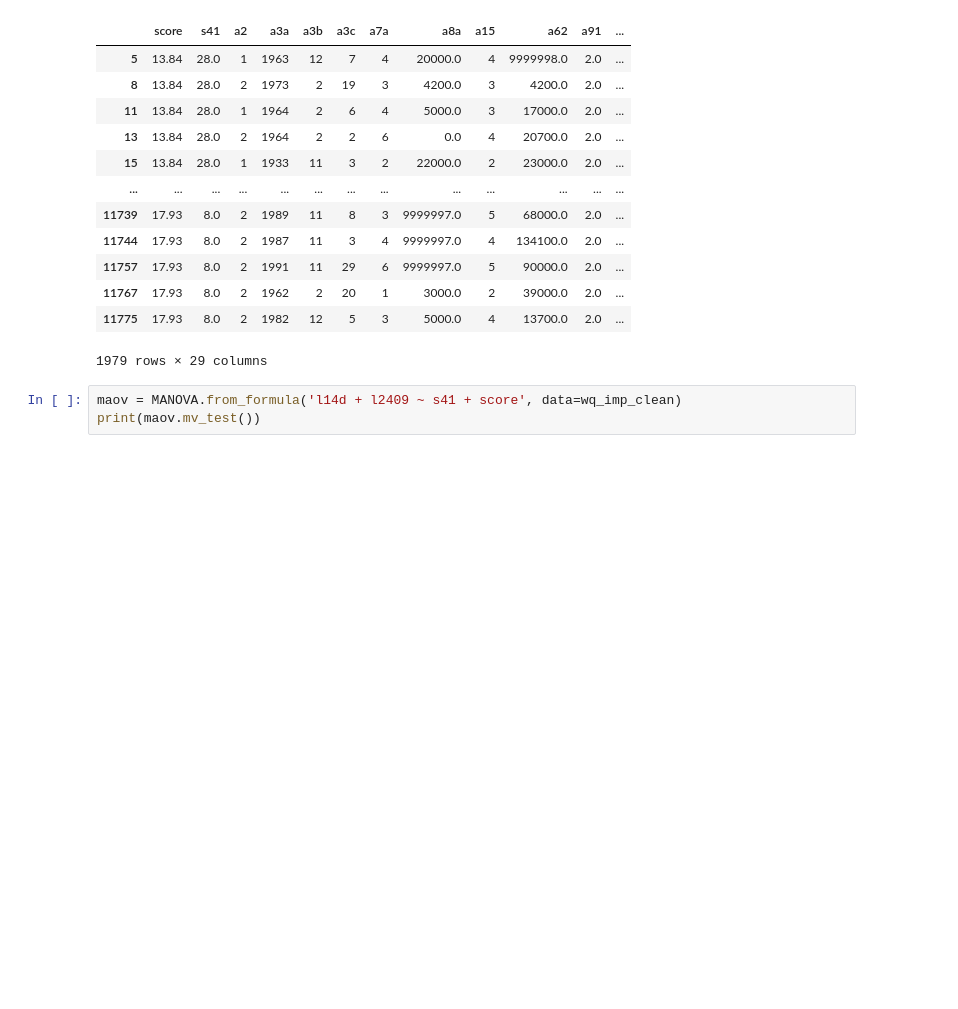
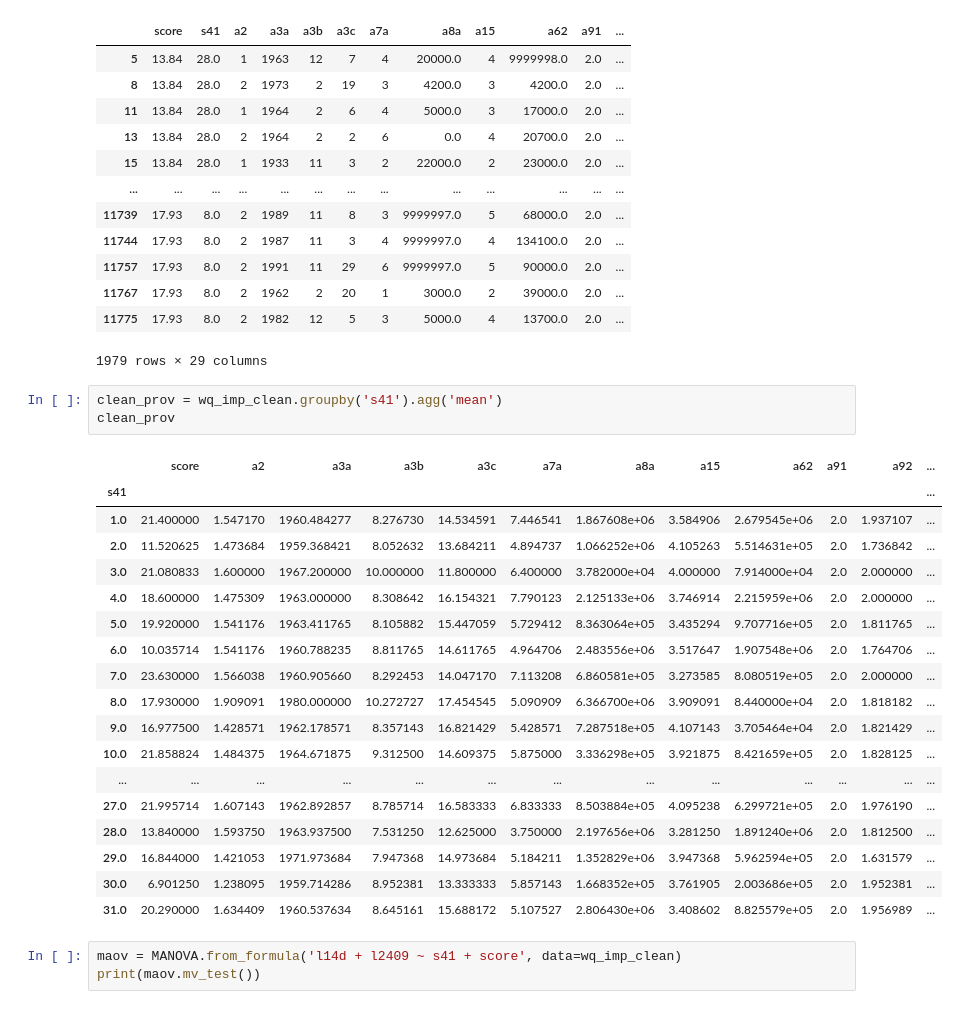
Before and after one commit to wrynearson/china-water, a Jupyter notebook: src/Thesis.ipynb, the cells around one changed output. Drawn from its saved outputs; the diff is of its cells as text; blank space fills up the shorter version.

```diff
--- a/src/Thesis.ipynb
+++ b/src/Thesis.ipynb
@@ -671,6 +674,28 @@ wq_imp_clean
 | 11767 | 17.93 | 8.0 | 2 | 1962 | 2 | 20 | 1 | 3000.0 | 2 | 39000.0 | 2.0 | ... |
 | 11775 | 17.93 | 8.0 | 2 | 1982 | 12 | 5 | 3 | 5000.0 | 4 | 13700.0 | 2.0 | ... |
 1979 rows × 29 columns
+# %%
+clean_prov = wq_imp_clean.groupby('s41').agg('mean')
+clean_prov
+# %% [output]
+|  | score | a2 | a3a | a3b | a3c | a7a | a8a | a15 | a62 | a91 | a92 | ... |
+| s41 |  |  |  |  |  |  |  |  |  |  |  | ... |
+| 1.0 | 21.400000 | 1.547170 | 1960.484277 | 8.276730 | 14.534591 | 7.446541 | 1.867608e+06 | 3.584906 | 2.679545e+06 | 2.0 | 1.937107 | ... |
+| 2.0 | 11.520625 | 1.473684 | 1959.368421 | 8.052632 | 13.684211 | 4.894737 | 1.066252e+06 | 4.105263 | 5.514631e+05 | 2.0 | 1.736842 | ... |
+| 3.0 | 21.080833 | 1.600000 | 1967.200000 | 10.000000 | 11.800000 | 6.400000 | 3.782000e+04 | 4.000000 | 7.914000e+04 | 2.0 | 2.000000 | ... |
+| 4.0 | 18.600000 | 1.475309 | 1963.000000 | 8.308642 | 16.154321 | 7.790123 | 2.125133e+06 | 3.746914 | 2.215959e+06 | 2.0 | 2.000000 | ... |
+| 5.0 | 19.920000 | 1.541176 | 1963.411765 | 8.105882 | 15.447059 | 5.729412 | 8.363064e+05 | 3.435294 | 9.707716e+05 | 2.0 | 1.811765 | ... |
+| 6.0 | 10.035714 | 1.541176 | 1960.788235 | 8.811765 | 14.611765 | 4.964706 | 2.483556e+06 | 3.517647 | 1.907548e+06 | 2.0 | 1.764706 | ... |
+| 7.0 | 23.630000 | 1.566038 | 1960.905660 | 8.292453 | 14.047170 | 7.113208 | 6.860581e+05 | 3.273585 | 8.080519e+05 | 2.0 | 2.000000 | ... |
+| 8.0 | 17.930000 | 1.909091 | 1980.000000 | 10.272727 | 17.454545 | 5.090909 | 6.366700e+06 | 3.909091 | 8.440000e+04 | 2.0 | 1.818182 | ... |
+| 9.0 | 16.977500 | 1.428571 | 1962.178571 | 8.357143 | 16.821429 | 5.428571 | 7.287518e+05 | 4.107143 | 3.705464e+04 | 2.0 | 1.821429 | ... |
+| 10.0 | 21.858824 | 1.484375 | 1964.671875 | 9.312500 | 14.609375 | 5.875000 | 3.336298e+05 | 3.921875 | 8.421659e+05 | 2.0 | 1.828125 | ... |
+| ... | ... | ... | ... | ... | ... | ... | ... | ... | ... | ... | ... | ... |
+| 27.0 | 21.995714 | 1.607143 | 1962.892857 | 8.785714 | 16.583333 | 6.833333 | 8.503884e+05 | 4.095238 | 6.299721e+05 | 2.0 | 1.976190 | ... |
+| 28.0 | 13.840000 | 1.593750 | 1963.937500 | 7.531250 | 12.625000 | 3.750000 | 2.197656e+06 | 3.281250 | 1.891240e+06 | 2.0 | 1.812500 | ... |
+| 29.0 | 16.844000 | 1.421053 | 1971.973684 | 7.947368 | 14.973684 | 5.184211 | 1.352829e+06 | 3.947368 | 5.962594e+05 | 2.0 | 1.631579 | ... |
+| 30.0 | 6.901250 | 1.238095 | 1959.714286 | 8.952381 | 13.333333 | 5.857143 | 1.668352e+05 | 3.761905 | 2.003686e+05 | 2.0 | 1.952381 | ... |
+| 31.0 | 20.290000 | 1.634409 | 1960.537634 | 8.645161 | 15.688172 | 5.107527 | 2.806430e+06 | 3.408602 | 8.825579e+05 | 2.0 | 1.956989 | ... |
 # %%
 maov = MANOVA.from_formula('l14d + l2409 ~ s41 + score', data=wq_imp_clean)
 print(maov.mv_test())
```
Also changed, not shown: parts of 7 cells of this notebook.
